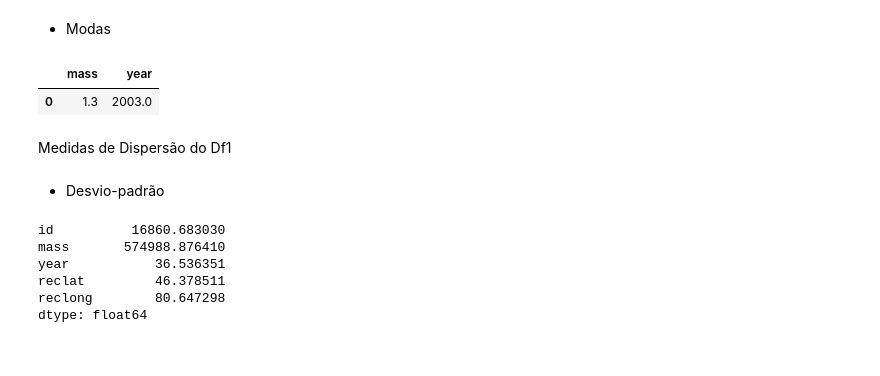
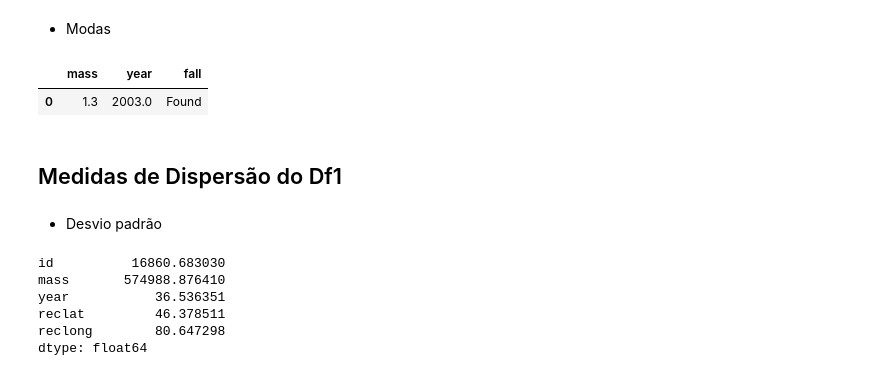
Before and after one commit to biabcaval/Projeto-ICD-analise-meteoros, a Jupyter notebook: #2_meteorite_landings.ipynb, the cells around one changed output. Drawn from its saved outputs; the diff is of its cells as text; code cells hidden in the pictures.

```diff
--- a/#2_meteorite_landings.ipynb
+++ b/#2_meteorite_landings.ipynb
@@ -42,8 +14,0 @@ index_bug
-# %%
-df1.loc[703,'year'] = 861
-df1.loc[16356,'year'] = -300
-df1.loc[30679,'year'] = 2010
-df1.loc[38188, 'year'] = -2500 # '-' possivelmente significa antes de cristo
-df1.loc[38301,'year'] = -600
-
-# De acordo com os autores do dataset, esses anos são "anos antes de cristo"
@@ -107,0 +61,2 @@ plt.ylim([1, 60000000])
+# %%
+df1['log mass'] = np.log10(df1['mass']) #criando a escala em log para diminuir a distorção
@@ -109,0 +98,8 @@ plt.ylim([1, 60000000])
+# %%
+'''df1.loc[703,'year'] = 861
+df1.loc[16356,'year'] = -300
+df1.loc[30679,'year'] = 2010
+df1.loc[38188, 'year'] = -2500
+df1.loc[38301,'year'] = -600'''
+
+# De acordo com os autores do dataset, '-' significa antes de cristo, ou "before common era"
@@ -148,0 +156,6 @@ desvio_anos
+# %%
+year_copy = (df1[df1['year'] > 0]).copy()
+
+df1['log year'] = np.log10(year_copy['year'])
+
+print(df1.boxplot(column='log year'))  #utilizando a escala em log
@@ -171,14 +197,14 @@ dtype: float64
 # %% [markdown]
 - Modas
 # %%
-df1.mode(numeric_only='True', dropna='True')[['mass', 'year']].head(1)
+df1.mode(dropna='True')[['mass', 'year', 'fall']].head(1)
 # %% [output]
-|  | mass | year |
-| 0 | 1.3 | 2003.0 |
+|  | mass | year | fall |
+| 0 | 1.3 | 2003.0 | Found |
 # %% [markdown]
-Medidas de Dispersão do Df1
+## Medidas de Dispersão do Df1
 # %% [markdown]
-- Desvio-padrão
+- Desvio padrão
 # %%
 df1.std(numeric_only=True).dropna()
 # %% [output]
```
Also changed, not shown: parts of 26 cells of this notebook.
